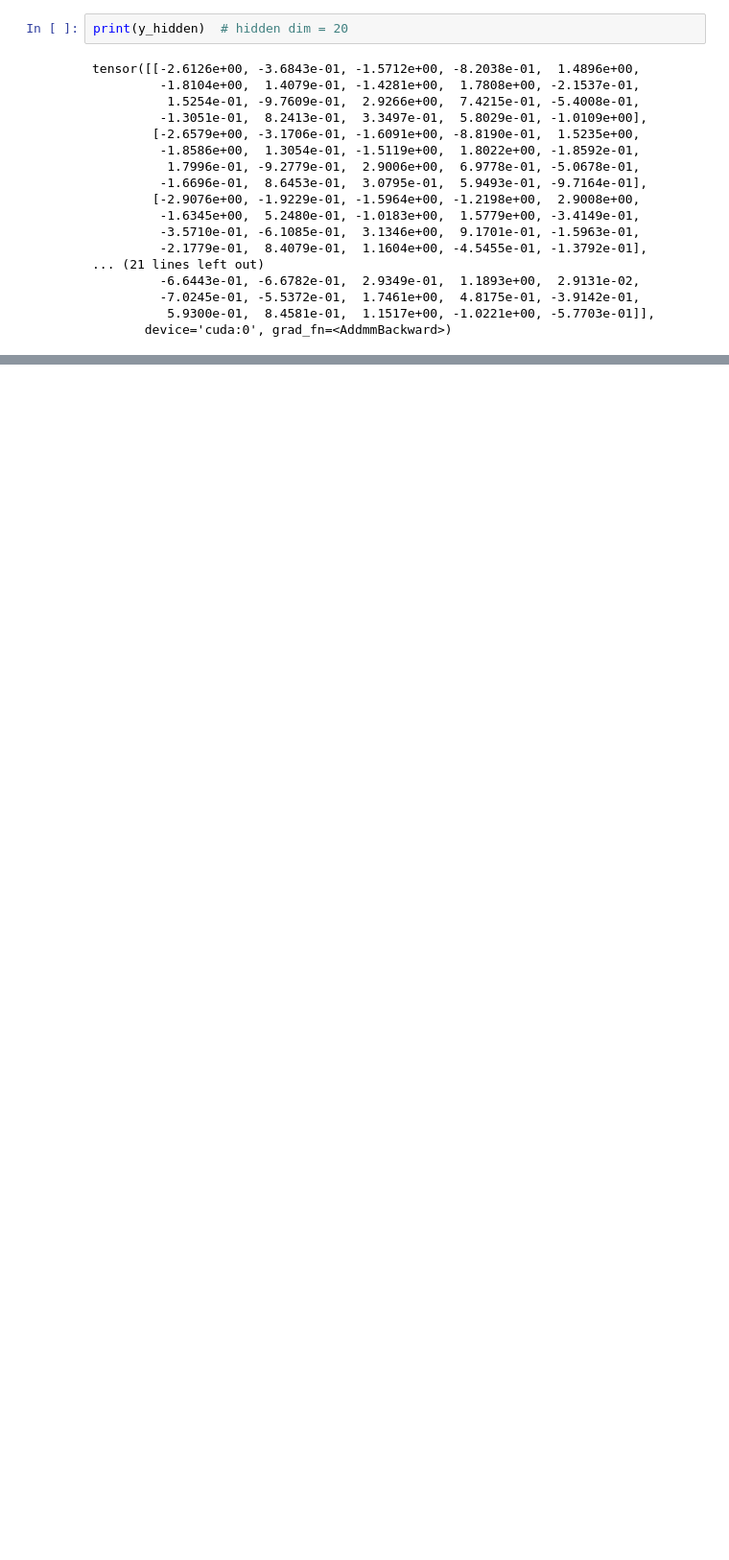
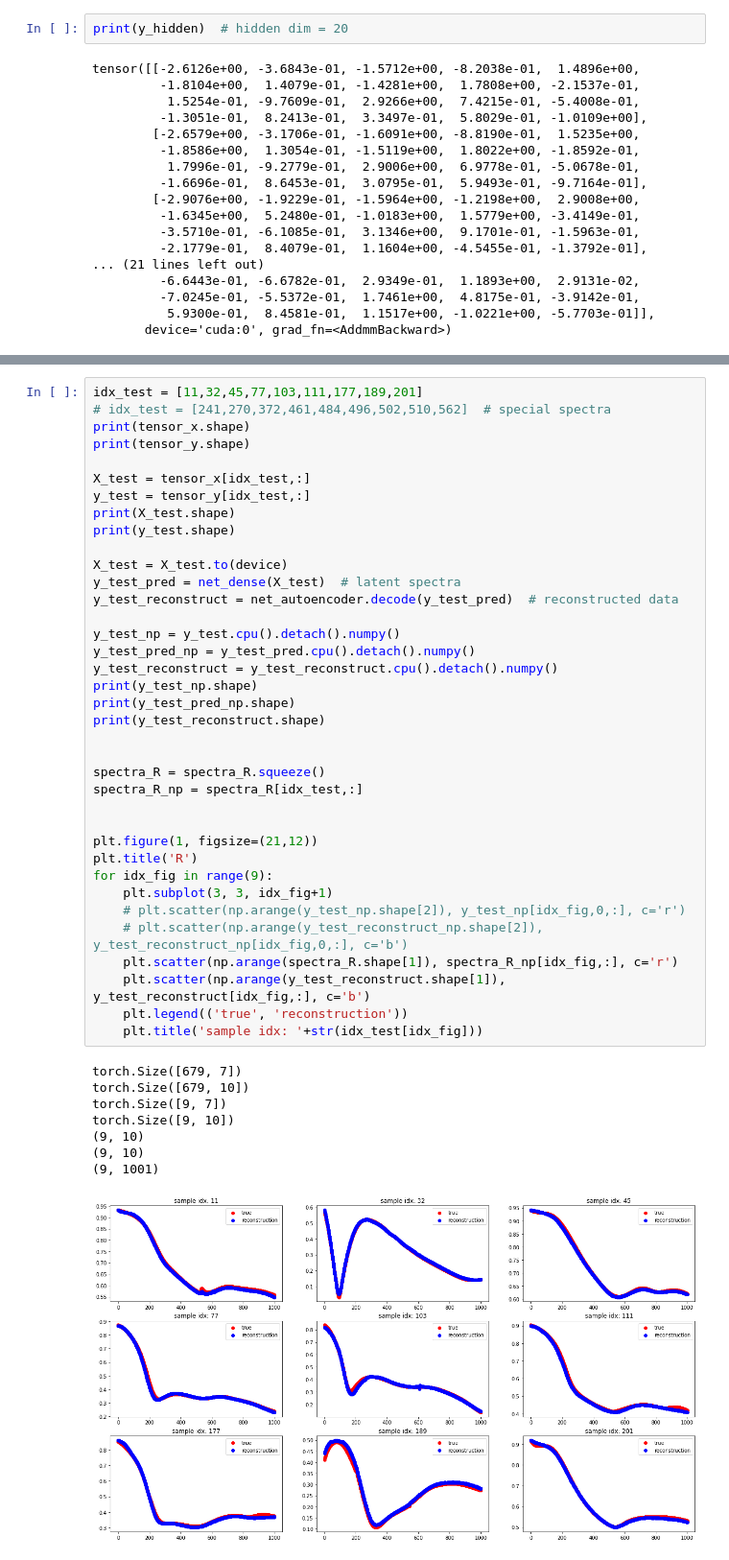
Before and after one commit to GuoyaoShen/DiatomDL, a Jupyter notebook: autoencoder_v_1_0.ipynb, the cells around one changed output, grey strips where cells are left out. Shown at 96% size. Drawn from its saved outputs; the diff is of its cells as text; blank space fills up the shorter version.

```diff
--- a/autoencoder_v_1_0.ipynb
+++ b/autoencoder_v_1_0.ipynb
@@ -490,0 +878,46 @@ tensor([[ 2.1629, -1.0640,  0.5119,  1.0854,  2.6521,  0.7744,  0.4946,  1.9310,
+# %%
+idx_test = [11,32,45,77,103,111,177,189,201]
+# idx_test = [241,270,372,461,484,496,502,510,562]  # special spectra
+print(tensor_x.shape)
+print(tensor_y.shape)
+
+X_test = tensor_x[idx_test,:]
+y_test = tensor_y[idx_test,:]
+print(X_test.shape)
+print(y_test.shape)
+
+X_test = X_test.to(device)
+y_test_pred = net_dense(X_test)  # latent spectra
+y_test_reconstruct = net_autoencoder.decode(y_test_pred)  # reconstructed data
+
+y_test_np = y_test.cpu().detach().numpy()
+y_test_pred_np = y_test_pred.cpu().detach().numpy()
+y_test_reconstruct = y_test_reconstruct.cpu().detach().numpy()
+print(y_test_np.shape)
+print(y_test_pred_np.shape)
+print(y_test_reconstruct.shape)
+
+
+spectra_R = spectra_R.squeeze()
+spectra_R_np = spectra_R[idx_test,:]
+
+
+plt.figure(1, figsize=(21,12))
+plt.title('R')
+for idx_fig in range(9):
+    plt.subplot(3, 3, idx_fig+1)
+    # plt.scatter(np.arange(y_test_np.shape[2]), y_test_np[idx_fig,0,:], c='r')
+    # plt.scatter(np.arange(y_test_reconstruct_np.shape[2]), y_test_reconstruct_np[idx_fig,0,:], c='b')
+    plt.scatter(np.arange(spectra_R.shape[1]), spectra_R_np[idx_fig,:], c='r')
+    plt.scatter(np.arange(y_test_reconstruct.shape[1]), y_test_reconstruct[idx_fig,:], c='b')
+    plt.legend(('true', 'reconstruction'))
+    plt.title('sample idx: '+str(idx_test[idx_fig]))
+# %% [output]
+torch.Size([679, 7])
+torch.Size([679, 10])
+torch.Size([9, 7])
+torch.Size([9, 10])
+(9, 10)
+(9, 10)
+(9, 1001)
+[figure, added]
```
Also changed, not shown: parts of 35 cells of this notebook.
